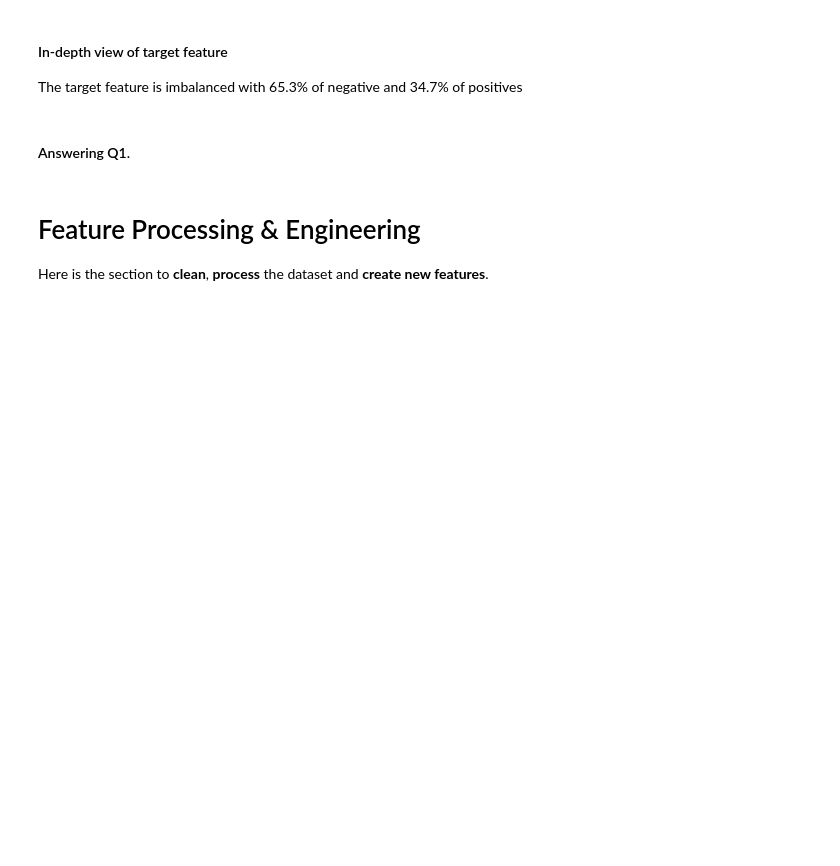
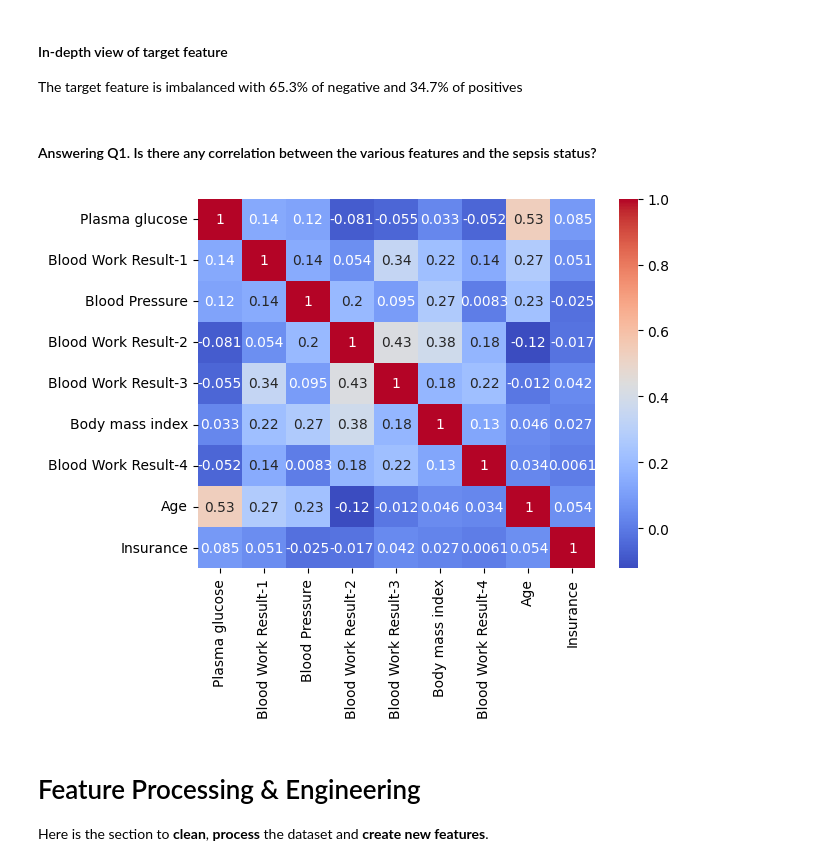
Before and after one commit to acheampongmaa/Sepsis-Prediction-Embedding-ML-into-a-Web-Application, a Jupyter notebook: dataset/Machine Learning Model.ipynb, the cells around one changed output. Saved outputs shown, nothing was run; the diff lists cells and outputs as text; code cells hidden in the pictures; blank space fills up the shorter version.

```diff
--- a/dataset/Machine Learning Model.ipynb
+++ b/dataset/Machine Learning Model.ipynb
@@ -325,8 +325,21 @@ plt.show()
 # %% [markdown]
 #### In-depth view of target feature
 The target feature is imbalanced with 65.3% of negative and 34.7% of positives
-# %% [markdown]
-#### Answering Q1.
+# %% [markdown]
+#### Answering Q1. Is there any correlation between the various features and the sepsis status?
+# %%
+train_copy=train_data.copy()
+# %%
+train_copy= train_copy.drop([ 'Sepsis'], axis = 1)
+# %%
+corr=train_copy.corr()
+# %%
+sns.heatmap(corr, annot=True, cmap='coolwarm')
+
+# Show the plot
+plt.show()
+# %% [output]
+[figure, added]
 # %% [markdown]
 # Feature Processing & Engineering
 Here is the section to **clean**, **process** the dataset and **create new features**.
```
